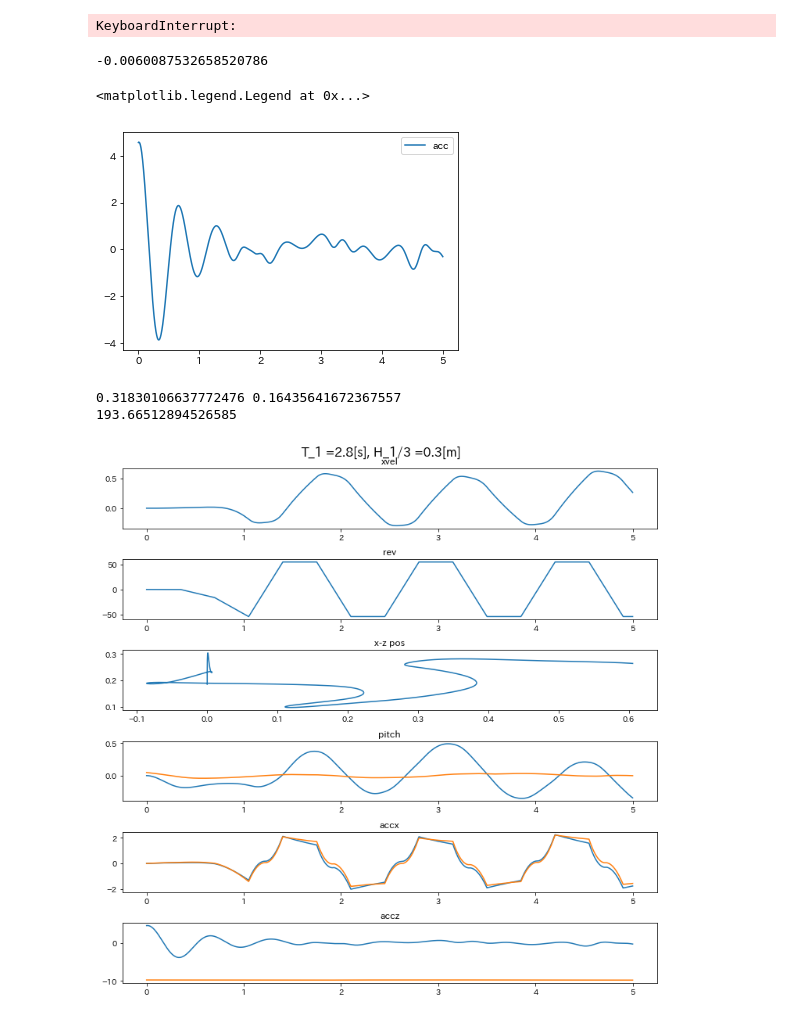
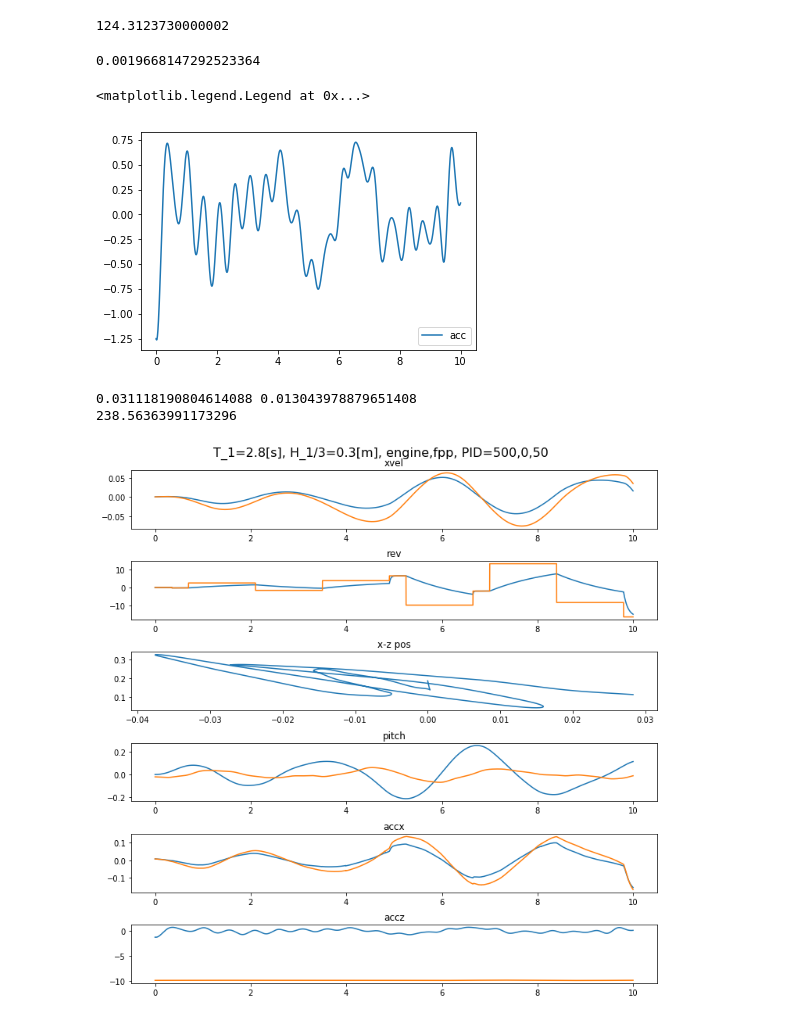
Before and after one commit to shiokoala/soturon, a Jupyter notebook: simulation_P.ipynb, the cells around one changed output. Saved outputs shown, nothing was run; the diff lists cells and outputs as text; code cells hidden in the pictures.

Commit message:
power/prop types added wip

```diff
--- a/simulation_P.ipynb
+++ b/simulation_P.ipynb
@@ -36,19 +36,23 @@ ww = ss.JONSWAP(100,T_1,H_3)
 ####################################
 start_time = time.perf_counter()
 
-pp = ship.Ship2(0,0.185)
+P=500
+I=0
+D=50
+
+power=['engine','motor']
+props=['fpp','cpp']
+power_type = power[0]
+prop_type = props[0]
+
+pp = ship.Ship2(0,0.185,P,I,D,power_type,prop_type)
 t=0.0
-num = 1*5*1000
-# force = 23*2*0.4
-forcelimit = 23*2
-force = 18.8
-prevForce = 0
-target_vel = 0.1
-P_coeff = 2
+num = 1*10*1000
 
 dl = []
 xl = []
 xvl = []
+xvl_int = []
 xal = []
 zl = []
 zvl= []
@@ -66,7 +70,7 @@ fl = []
 fps = 50
 limit = round(round(1./dt)/fps)
 
-filename = f'T{T_1}_H{H_3}_F{force}'
+filename = f'T{T_1}_H{H_3}_{power_type},{prop_type}_PID{P},{I},{D}'
 # with open(f'{filename}.csv', 'a') as the_file:
 #         the_file.write('time,posx,posz,velx,velz,accx,accz,pitch,draught,force\n')
 
@@ -78,8 +82,14 @@ for filePath in fileList:
         print("Error while deleting file : ", filePath)
 
 filenamecount = 0
+velx_int = 0
+
 for i in range(num):
     pp.update(ww,t)
+
+    err = 0.01
+    bias = 0.001*dt
+    velx_int += (pp.IMU_accx*(random.uniform(1-err,1+err) + bias))*dt
 
     dl.append(pp.draught)
     xl.append(pp.posx)
@@ -91,12 +101,13 @@ for i in range(num):
     wil.append(pp.wave_incline)
     pl.append(pp.angle*(180/math.pi))
     pvl.append(pp.anglevel*(180/math.pi))
-    fl.append(force)
+    # fl.append(force)
     IMU_ax.append(pp.IMU_accx)
     IMU_az.append(pp.IMU_accz)
     IMU_ry.append(pp.IMU_roty)
     rev.append(pp.prop_rev)
     t_rev.append(pp.target_rev)
+    xvl_int.append(velx_int)
 
     # with open(filename, 'a') as the_file:
     #     the_file.write(f'{t},{pp.posx}, {pp.posz}, {pp.velx}, {pp.velz}, {pp.accx}, {pp.accz}, {pp.angle}, {pp.draught}, {force}\n')
@@ -141,11 +152,11 @@ end_time = time.perf_counter()
 
 print(end_time-start_time)
 # %% [output]
-KeyboardInterrupt:
+124.3123730000002
 # %%
 pp.angle
 # %% [output]
--0.0060087532658520786
+0.0019668147292523364
 # %%
 fig, ax = plt.subplots()
 tdata = np.arange(0,num*dt,dt)
@@ -163,7 +174,7 @@ ax.plot(tdata,zal,label="acc")
 ax.legend()
 # %% [output]
 <matplotlib.legend.Legend at 0x...>
-[figure, old version]
+[figure, new version]
 # %%
 import statistics
 xvl_trunc = xvl[-round(len(xvl)/2):]
@@ -176,34 +187,35 @@ print(cv)
 
 fig, (ax1, ax2, ax3, ax4, ax5, ax6) = plt.subplots(nrows=6,figsize=(10,10),constrained_layout=True)
 
-fig.suptitle( "T_1 =" + str(T_1) + "[s], H_1/3 =" + str(H_3) + "[m]", fontsize=16)
+fig.suptitle( f'T_1={T_1}[s], H_1/3={H_3}[m], {power_type},{prop_type}, PID={P},{I},{D}' , fontsize=16)
 
 ax1.plot(tdata,xvl)
+ax1.plot(tdata,xvl_int)
 ax1.set_title('xvel')
 # ax1.text(1,0.15, f'P Coeff:{P_coeff}')
 # ax1.text(1,0.1,f'Coeff of Variance:{cv:.04f}%')
 
 ax2.plot(tdata,rev)
 ax2.plot(tdata,t_rev)
 ax2.set_title('rev')
 
 ax3.plot(xl,zl)
 ax3.set_title('x-z pos')
 
 ax4.plot(tdata,pl)
 ax4.plot(tdata,wil)
 ax4.set_title('pitch')
 
 ax5.plot(tdata,xal)
 ax5.plot(tdata,IMU_ax)
 ax5.set_title('accx')
 
 ax6.plot(tdata,zal)
 ax6.plot(tdata,IMU_az)
 ax6.set_title('accz')
 
 fig.savefig("./figures/"+f"{filename}-{time.time()}.png")
 # %% [output]
-0.31830106637772476 0.16435641672367557
-193.66512894526585
+0.031118190804614088 0.013043978879651408
+238.56363991173296
-[figure, old version]
+[figure, new version]
```
Also changed, not shown: 44 other files.
